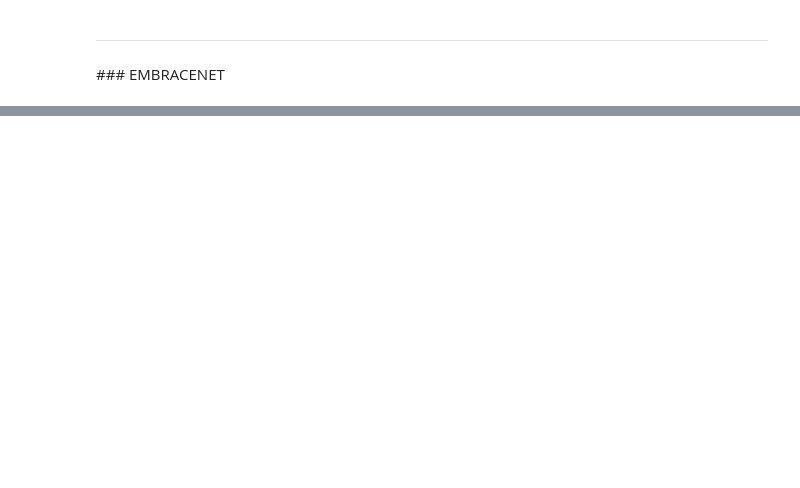
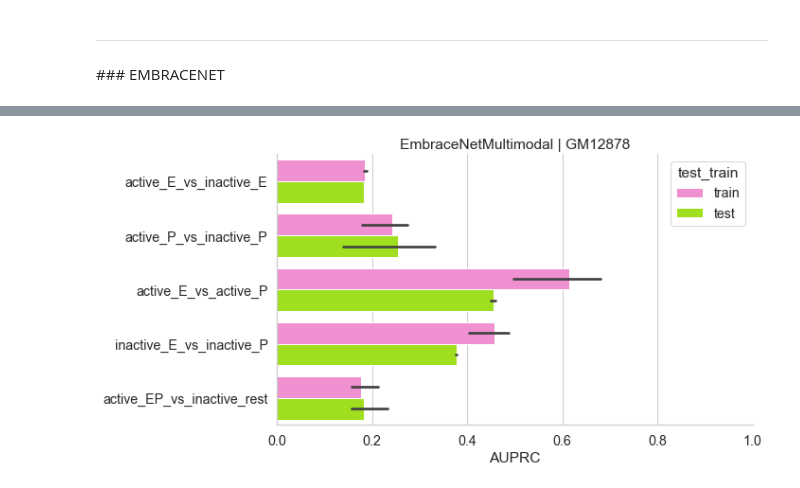
Before and after one commit to nikiiny/Prediction-of-Active-and-Inactive-Regulatory-Regions-with-Embracenet-Multimodal-Neural-Network-, a Jupyter notebook: 09_Thesis_BIOINF_GM12878_Embracenet.ipynb, the cells around one changed output, grey strips where cells are left out. Saved outputs shown, nothing was run; the diff lists cells and outputs as text; code cells hidden in the pictures; blank space fills up the shorter version.

```diff
--- a/09_Thesis_BIOINF_GM12878_Embracenet.ipynb
+++ b/09_Thesis_BIOINF_GM12878_Embracenet.ipynb
@@ -243,3 +533,8 @@ results_dict[cell_line][task][model.__name__] = kf_CV.scores_dict
 # %%
 with open ('results_dict.pickle', 'wb') as fout:
     pickle.dump(OrderedDict(results_dict), fout)
+# %%
+from BIOINF_tesi.models.utils import plot_scores
+plot_scores(cells=cell_line, models=['EmbraceNetMultimodal'])
+# %% [output]
+[figure, added]
```
Also changed, not shown: parts of 16 cells of this notebook, 22 other files.
